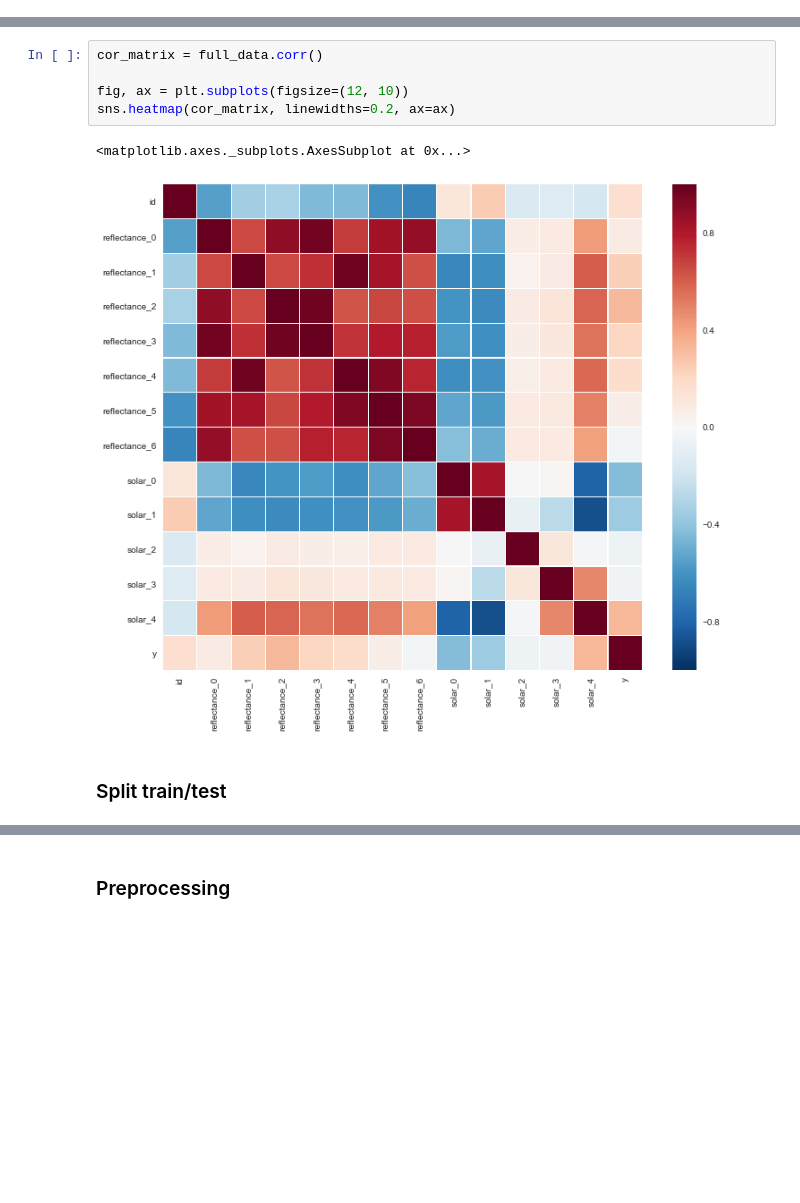
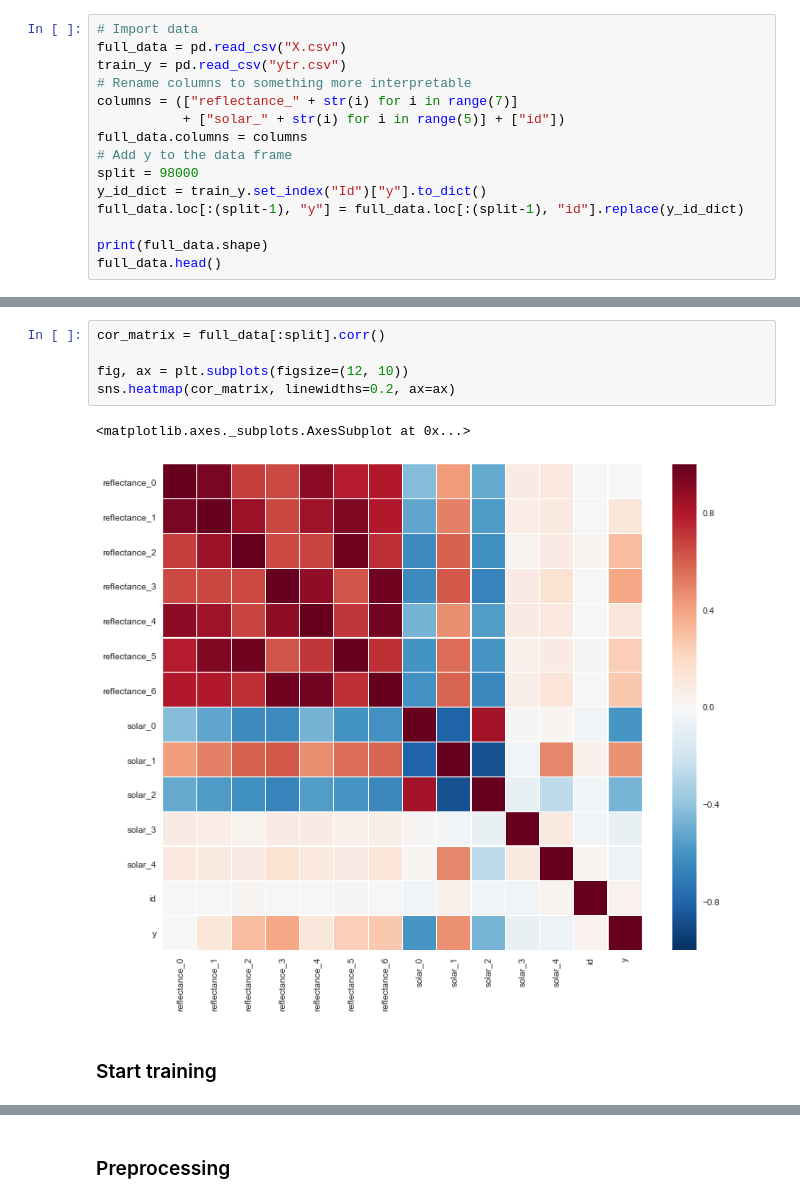
Before and after one commit to anthonyhu/aerosol-depth-prediction, a Jupyter notebook: Aerosol Prediction.ipynb, the cells around one changed output, grey strips where cells are left out. Saved outputs shown, nothing was run; the diff lists cells and outputs as text; blank space fills up the shorter version.

```diff
--- a/Aerosol Prediction.ipynb
+++ b/Aerosol Prediction.ipynb
@@ -28,0 +14,15 @@ full_data.head()
+# %%
+# Import data
+full_data = pd.read_csv("X.csv")
+train_y = pd.read_csv("ytr.csv")
+# Rename columns to something more interpretable
+columns = (["reflectance_" + str(i) for i in range(7)]
+           + ["solar_" + str(i) for i in range(5)] + ["id"])
+full_data.columns = columns
+# Add y to the data frame
+split = 98000
+y_id_dict = train_y.set_index("Id")["y"].to_dict()
+full_data.loc[:(split-1), "y"] = full_data.loc[:(split-1), "id"].replace(y_id_dict)
+
+print(full_data.shape)
+full_data.head()
@@ -63,11 +72,11 @@ sns.pairplot(full_data[["reflectance_" + str(i) for i in range(7)] + ["y"]])
 # %%
-cor_matrix = full_data.corr()
+cor_matrix = full_data[:split].corr()
 
 fig, ax = plt.subplots(figsize=(12, 10))
 sns.heatmap(cor_matrix, linewidths=0.2, ax=ax)
 # %% [output]
 <matplotlib.axes._subplots.AxesSubplot at 0x...>
-[figure, old version]
+[figure, new version]
-# %% [markdown]
-### Split train/test
+# %% [markdown]
+### Start training
 # %%
```
Also changed, not shown: parts of 17 cells of this notebook.
